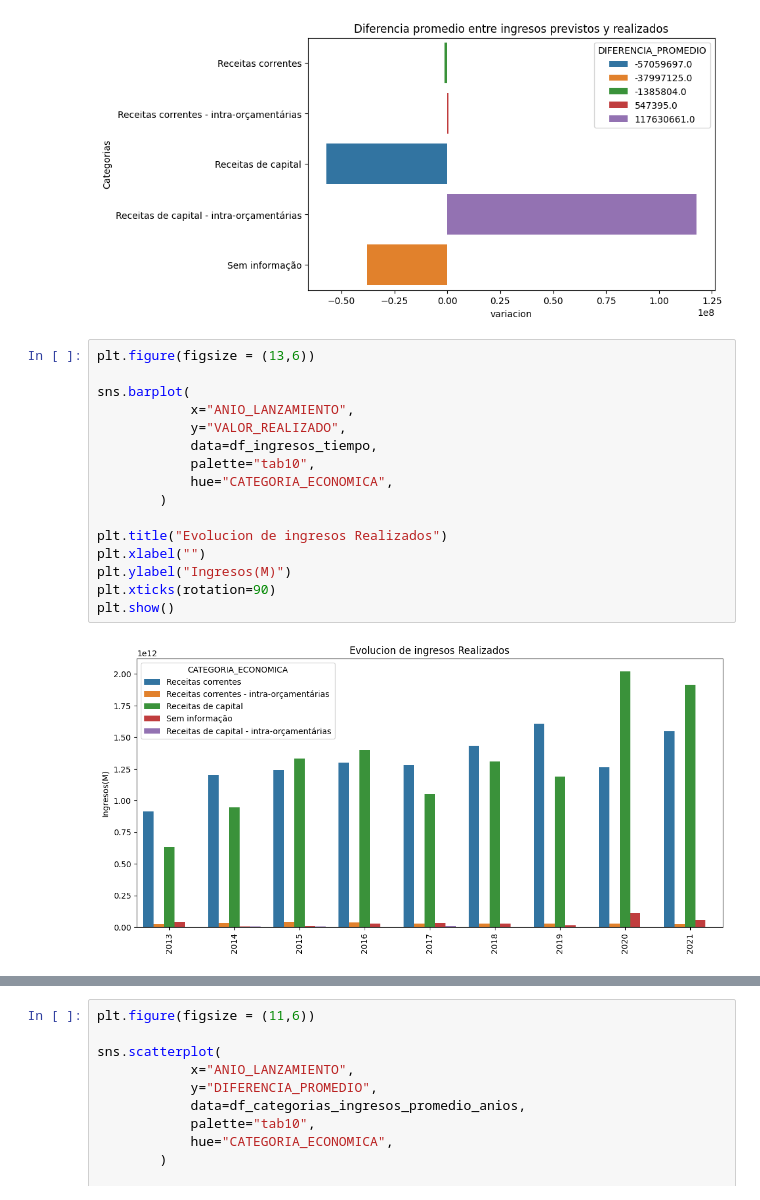
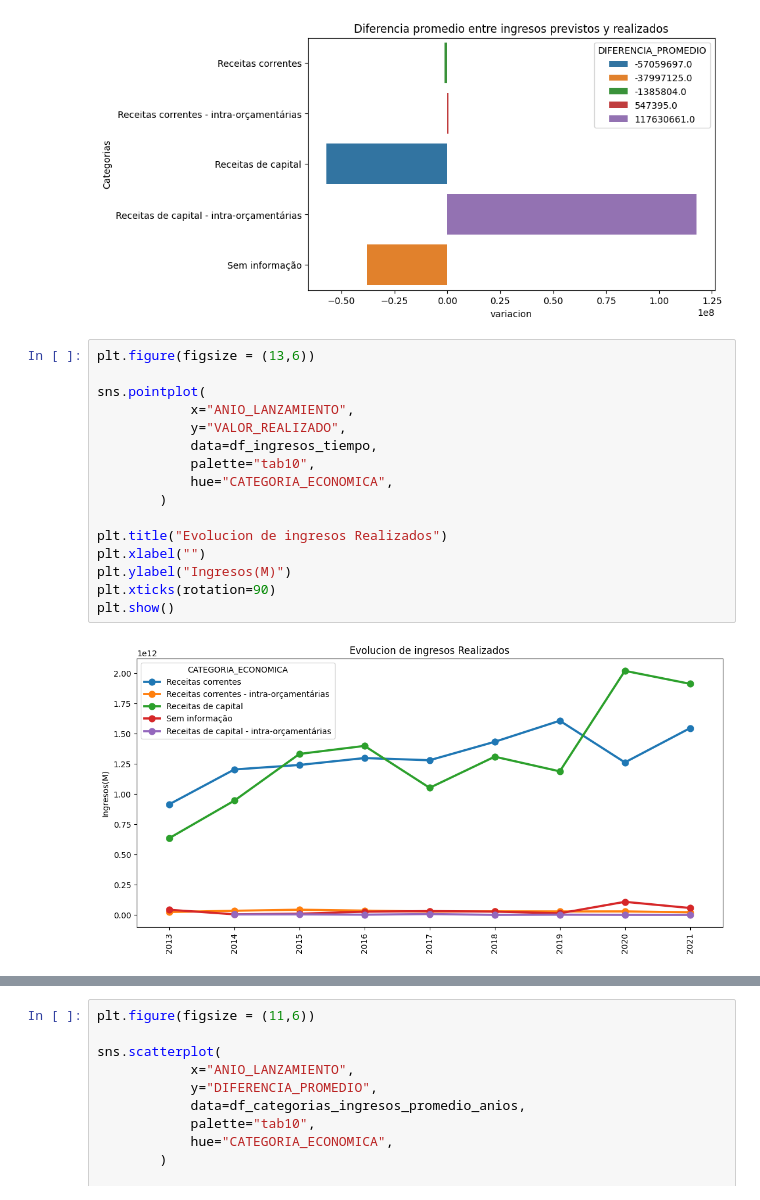
Before and after one commit to santiagorodriguez-dev/Proyecto2-EDA-Ingresos-Publicos-Brasil, a Jupyter notebook: notebooks/Fase_3_Analisis_Visulizacion.ipynb, the cells around one changed output, grey strips where cells are left out. Cells and saved outputs as stored; diff of their text form.

```diff
--- a/notebooks/Fase_3_Analisis_Visulizacion.ipynb
+++ b/notebooks/Fase_3_Analisis_Visulizacion.ipynb
@@ -194,21 +210,21 @@ plt.show()
 # %%
 plt.figure(figsize = (13,6))
 
-sns.barplot(
+sns.pointplot(
             x="ANIO_LANZAMIENTO",
             y="VALOR_REALIZADO",
             data=df_ingresos_tiempo,
             palette="tab10",
             hue="CATEGORIA_ECONOMICA",
         )
 
 plt.title("Evolucion de ingresos Realizados")
 plt.xlabel("")
 plt.ylabel("Ingresos(M)")
 plt.xticks(rotation=90)
 plt.show()
 # %% [output]
-[figure, old version]
+[figure, new version]
 # %%
 plt.figure(figsize = (13,6))
 
```
Also changed, not shown: parts of 5 cells of this notebook.
